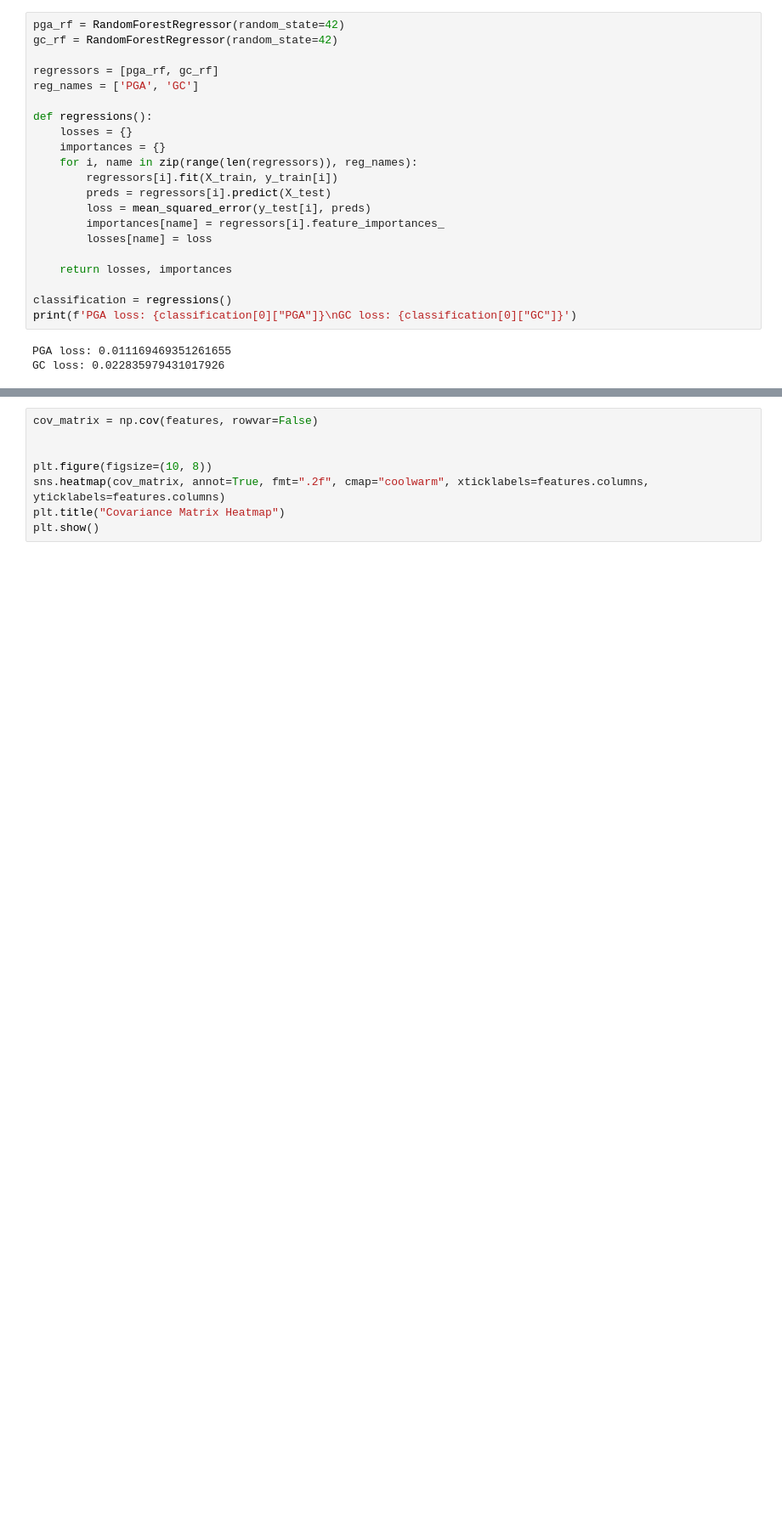
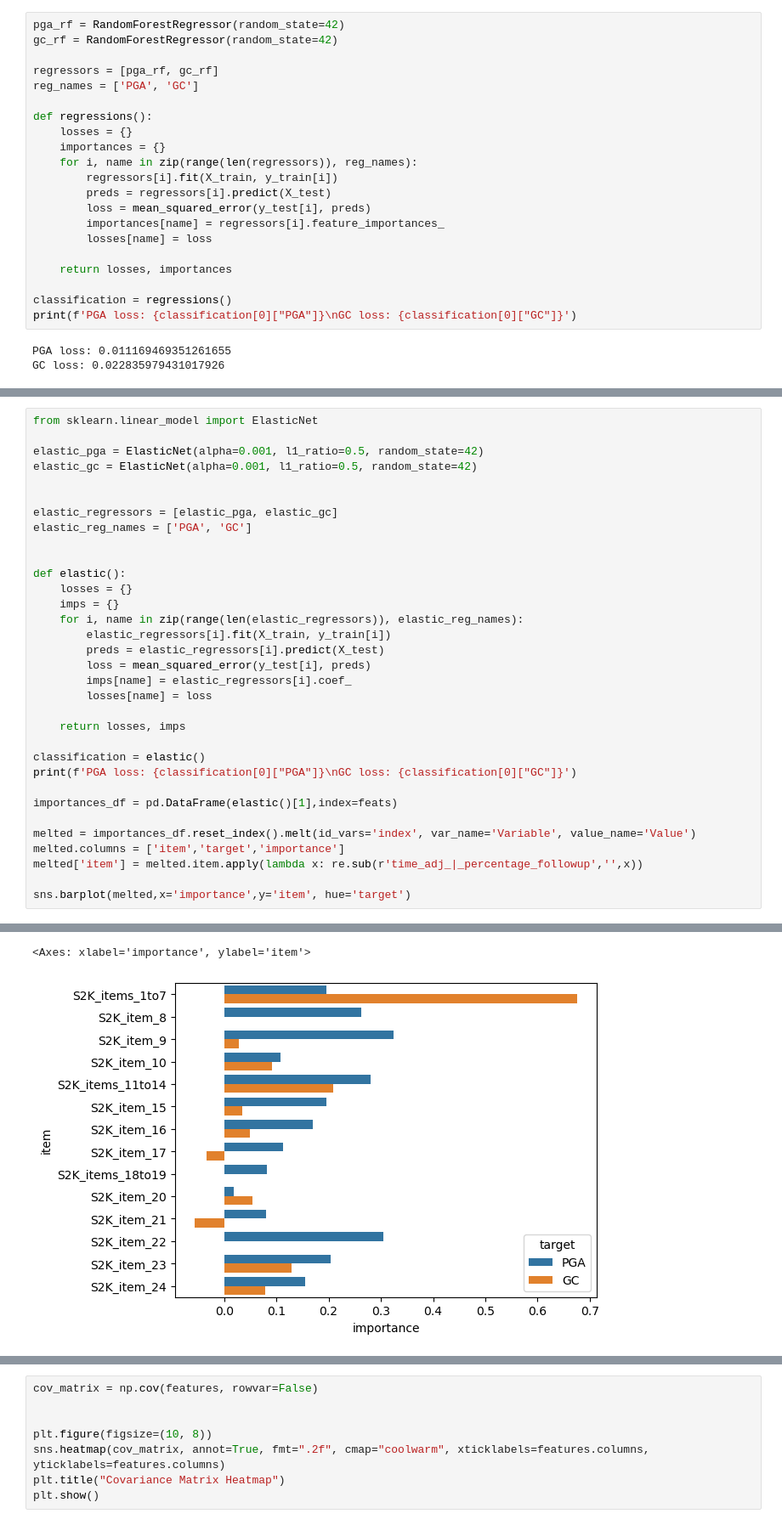
Before and after one commit to isevr/SDI, a Jupyter notebook: v3/eda.ipynb, the cells around one changed output, grey strips where cells are left out. Shown at 85% size. Saved outputs shown, nothing was run; the diff lists cells and outputs as text; blank space fills up the shorter version.

```diff
--- a/v3/eda.ipynb
+++ b/v3/eda.ipynb
@@ -153 +153,35 @@ GC loss: 0.02416547335664999
 [figure]
+# %%
+from sklearn.linear_model import ElasticNet
+
+elastic_pga = ElasticNet(alpha=0.001, l1_ratio=0.5, random_state=42)
+elastic_gc = ElasticNet(alpha=0.001, l1_ratio=0.5, random_state=42)
+
+
+elastic_regressors = [elastic_pga, elastic_gc]
+elastic_reg_names = ['PGA', 'GC']
+
+
+def elastic():
+    losses = {}
+    imps = {}
+    for i, name in zip(range(len(elastic_regressors)), elastic_reg_names):
+        elastic_regressors[i].fit(X_train, y_train[i])
+        preds = elastic_regressors[i].predict(X_test)
+        loss = mean_squared_error(y_test[i], preds)
+        imps[name] = elastic_regressors[i].coef_
+        losses[name] = loss
+
+    return losses, imps
+
+classification = elastic()
+print(f'PGA loss: {classification[0]["PGA"]}\nGC loss: {classification[0]["GC"]}')
+
+importances_df = pd.DataFrame(elastic()[1],index=feats)
+
+melted = importances_df.reset_index().melt(id_vars='index', var_name='Variable', value_name='Value')
+melted.columns = ['item','target','importance']
+melted['item'] = melted.item.apply(lambda x: re.sub(r'time_adj_|_percentage_followup','',x))
+
+sns.barplot(melted,x='importance',y='item', hue='target')
+# %% [output]
@@ -154 +190,3 @@ GC loss: 0.02416547335664999
+<Axes: xlabel='importance', ylabel='item'>
+[figure, added]
 # %%
```
Also changed, not shown: parts of 5 cells of this notebook.
